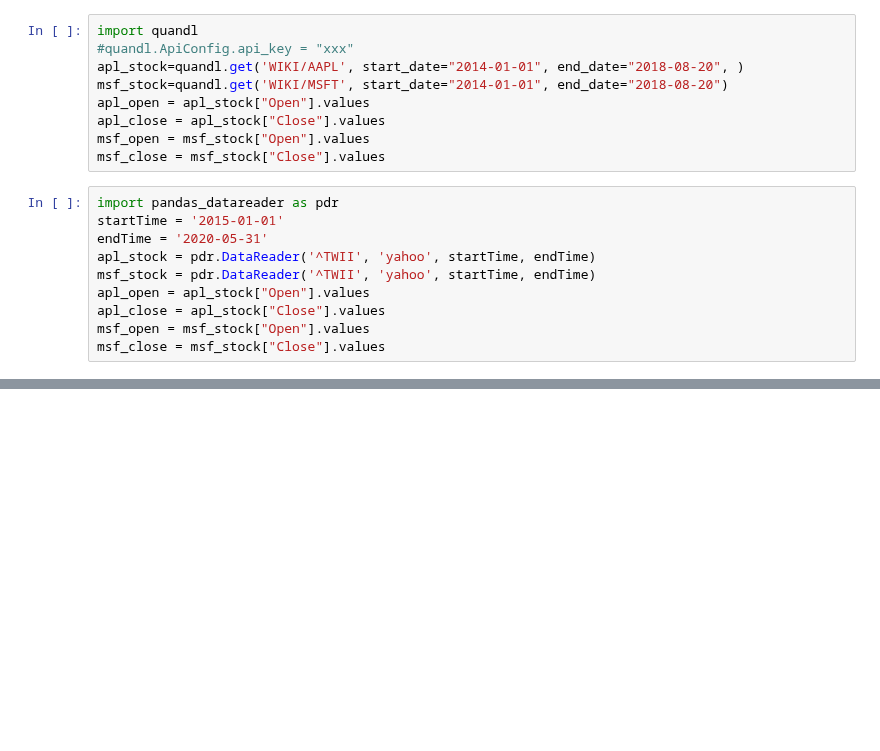
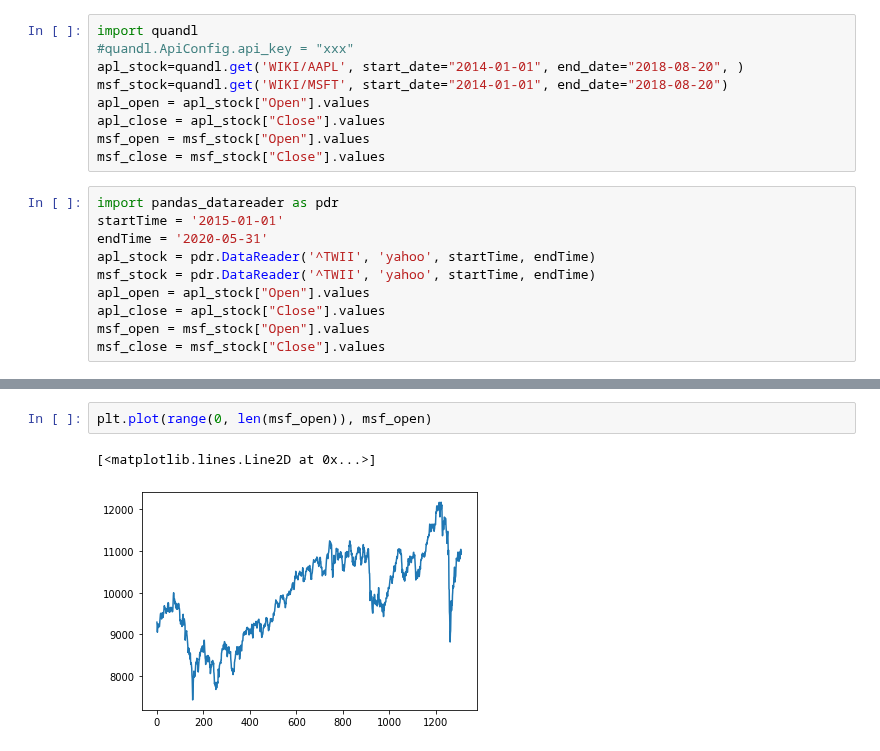
Before and after one commit to tewei0328/teach-TS, a Jupyter notebook: TS_RL1.ipynb, the cells around one changed output, grey strips where cells are left out. Cells and saved outputs as stored; diff of their text form; blank space fills up the shorter version.

```diff
--- a/TS_RL1.ipynb
+++ b/TS_RL1.ipynb
@@ -48,0 +59,5 @@ msf_close = msf_stock["Close"].values
+# %%
+plt.plot(range(0, len(msf_open)), msf_open)
+# %% [output]
+[<matplotlib.lines.Line2D at 0x...>]
+[figure, added]
```
Also changed, not shown: parts of 6 cells of this notebook.
